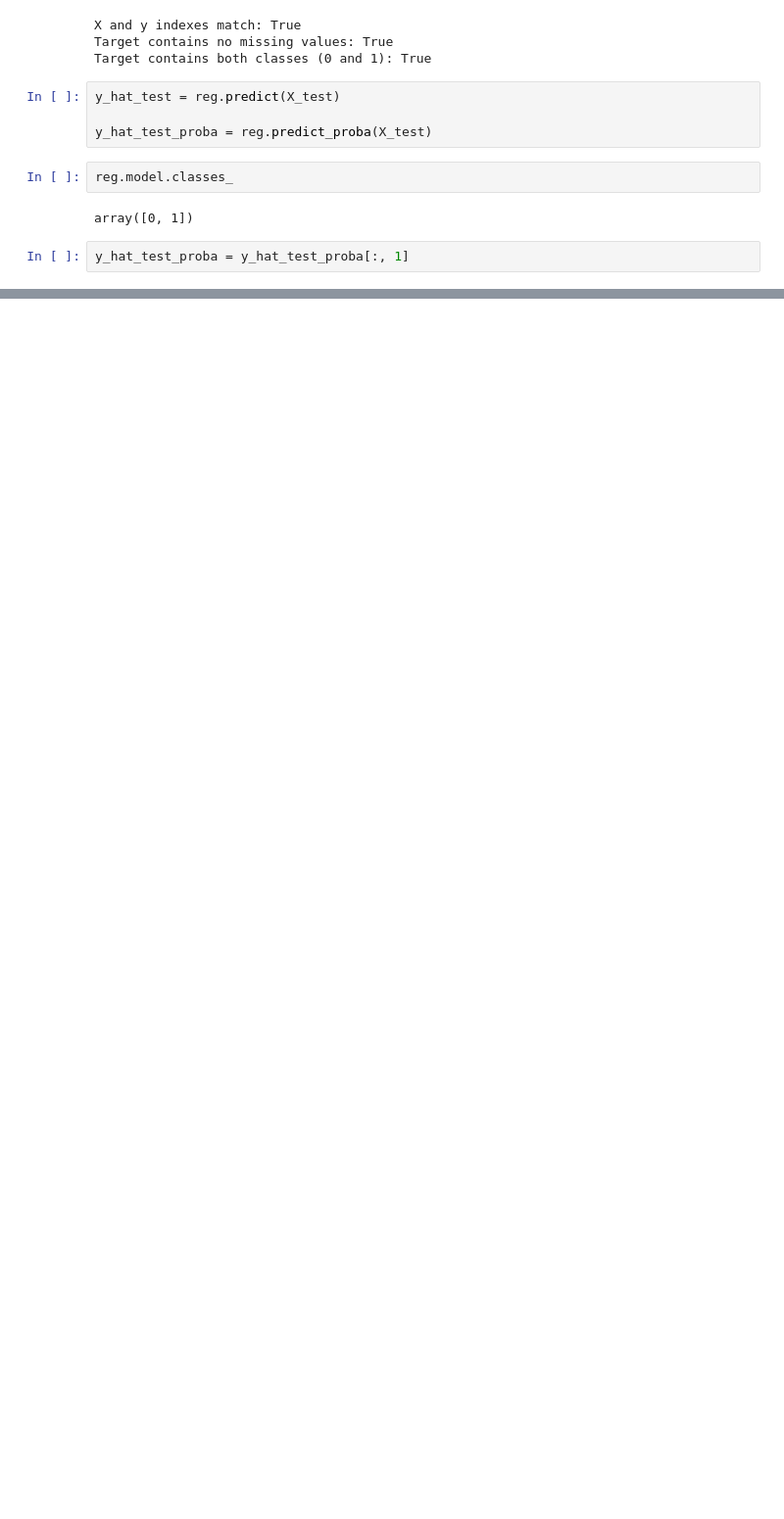
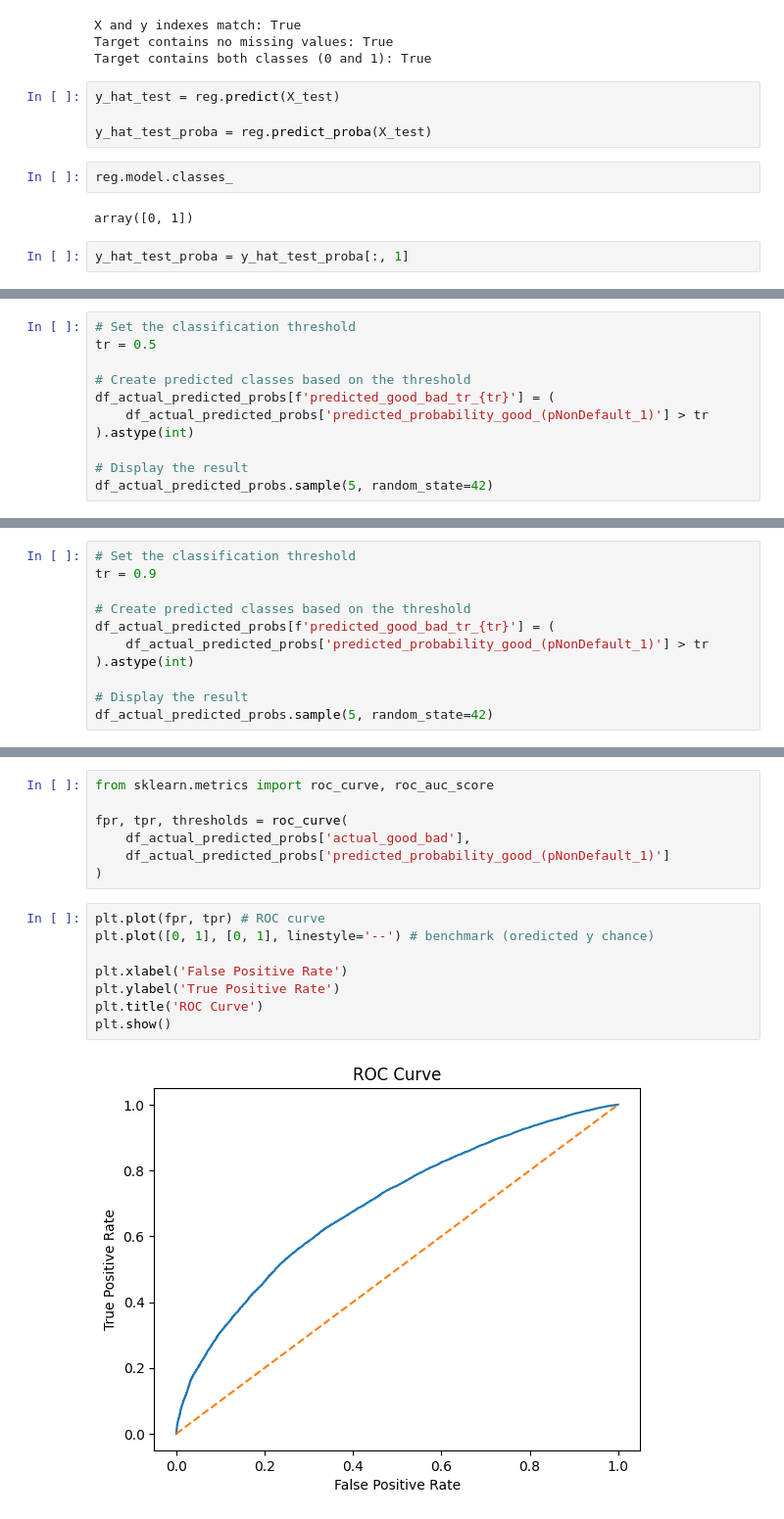
Before and after one commit to aminmirhaj/credit-risk-modeling, a Jupyter notebook: notebooks/00_initial_full_version.ipynb, the cells around one changed output, grey strips where cells are left out. Shown at 98% size. Drawn from its saved outputs; the diff is of its cells as text; blank space fills up the shorter version.

```diff
--- a/notebooks/00_initial_full_version.ipynb
+++ b/notebooks/00_initial_full_version.ipynb
@@ -2450,0 +2605,11 @@ df_actual_predicted_probs.sample(5, random_state=42)
+# %%
+# Set the classification threshold
+tr = 0.5
+
+# Create predicted classes based on the threshold
+df_actual_predicted_probs[f'predicted_good_bad_tr_{tr}'] = (
+    df_actual_predicted_probs['predicted_probability_good_(pNonDefault_1)'] > tr
+).astype(int)
+
+# Display the result
+df_actual_predicted_probs.sample(5, random_state=42)
@@ -2450,0 +2646,11 @@ df_actual_predicted_probs.sample(5, random_state=42)
+# %%
+# Set the classification threshold
+tr = 0.9
+
+# Create predicted classes based on the threshold
+df_actual_predicted_probs[f'predicted_good_bad_tr_{tr}'] = (
+    df_actual_predicted_probs['predicted_probability_good_(pNonDefault_1)'] > tr
+).astype(int)
+
+# Display the result
+df_actual_predicted_probs.sample(5, random_state=42)
@@ -2450,0 +2687,17 @@ df_actual_predicted_probs.sample(5, random_state=42)
+# %%
+from sklearn.metrics import roc_curve, roc_auc_score
+
+fpr, tpr, thresholds = roc_curve(
+    df_actual_predicted_probs['actual_good_bad'],
+    df_actual_predicted_probs['predicted_probability_good_(pNonDefault_1)']
+)
+# %%
+plt.plot(fpr, tpr) # ROC curve
+plt.plot([0, 1], [0, 1], linestyle='--') # benchmark (oredicted y chance)
+
+plt.xlabel('False Positive Rate')
+plt.ylabel('True Positive Rate')
+plt.title('ROC Curve')
+plt.show()
+# %% [output]
+[figure, added]
```
Also changed, not shown: parts of 37 cells of this notebook.
